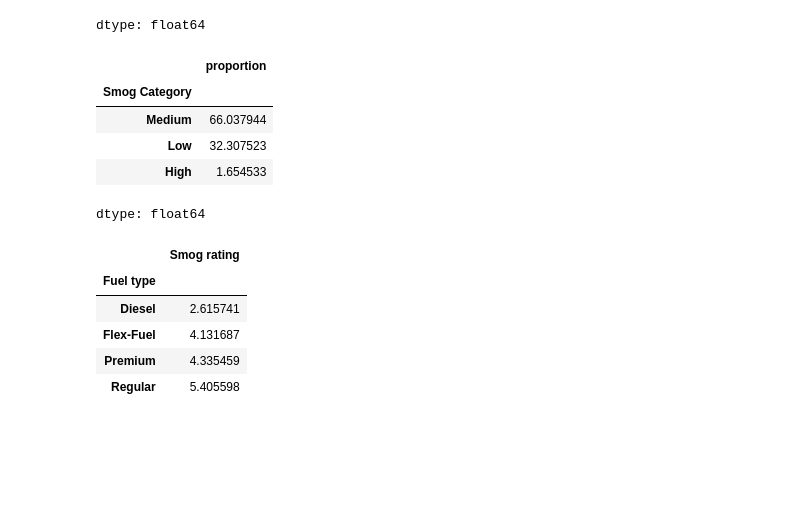
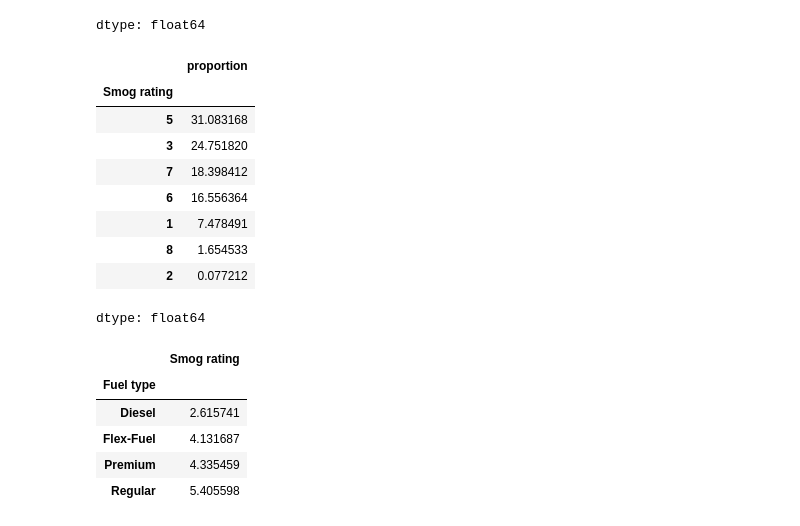
Before and after one commit to KalebW1229/CMSC320-Final-Project, a Jupyter notebook: checkpoint2.ipynb, the cells around one changed output. Drawn from its saved outputs; the diff is of its cells as text; code cells hidden in the pictures; blank space fills up the shorter version.

Commit message:
fixed smog label, cleaned up cell blocks, and added context to hypotheses

```diff
--- a/checkpoint2.ipynb
+++ b/checkpoint2.ipynb
@@ -206,13 +200,17 @@ df['Fuel type'].value_counts(normalize=True) * 100
 dtype: float64
 # %%
 # Proportion of values in Smog Category
-df['Smog Category'].value_counts(normalize=True) * 100
+df['Smog rating'].value_counts(normalize=True) * 100
 # %% [output]
 |  | proportion |
-| Smog Category |  |
-| Medium | 66.037944 |
-| Low | 32.307523 |
-| High | 1.654533 |
+| Smog rating |  |
+| 5 | 31.083168 |
+| 3 | 24.751820 |
+| 7 | 18.398412 |
+| 6 | 16.556364 |
+| 1 | 7.478491 |
+| 8 | 1.654533 |
+| 2 | 0.077212 |
 dtype: float64
 # %%
 # Average Smog rating per Fuel Type
```
Also changed, not shown: parts of 15 cells of this notebook.
